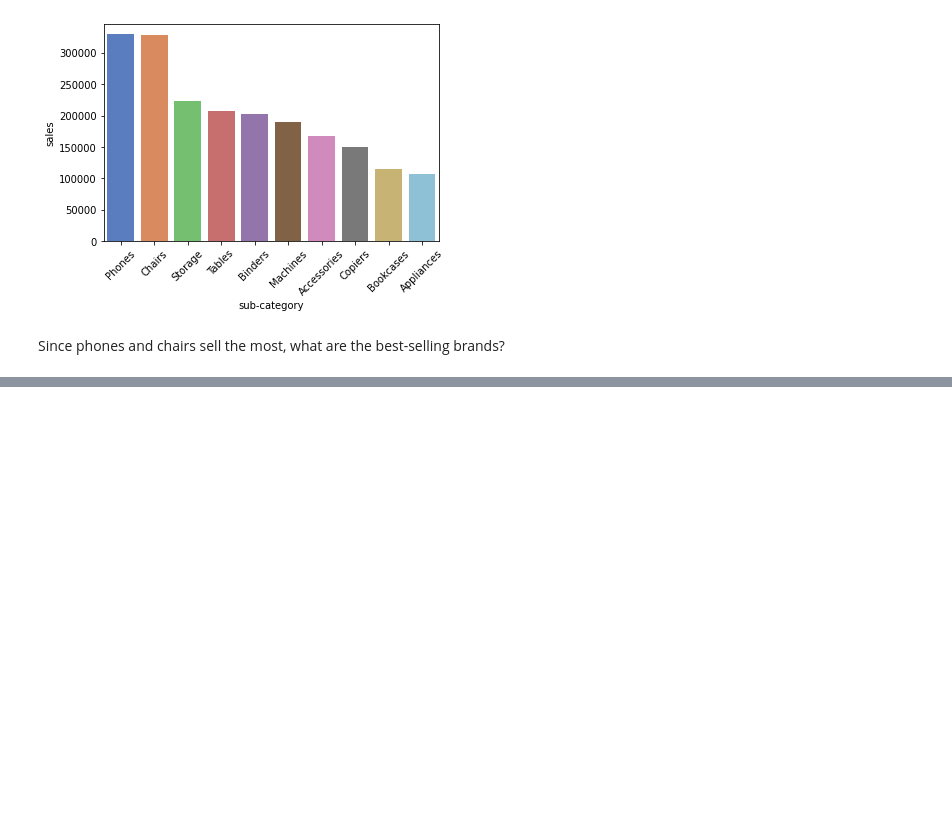
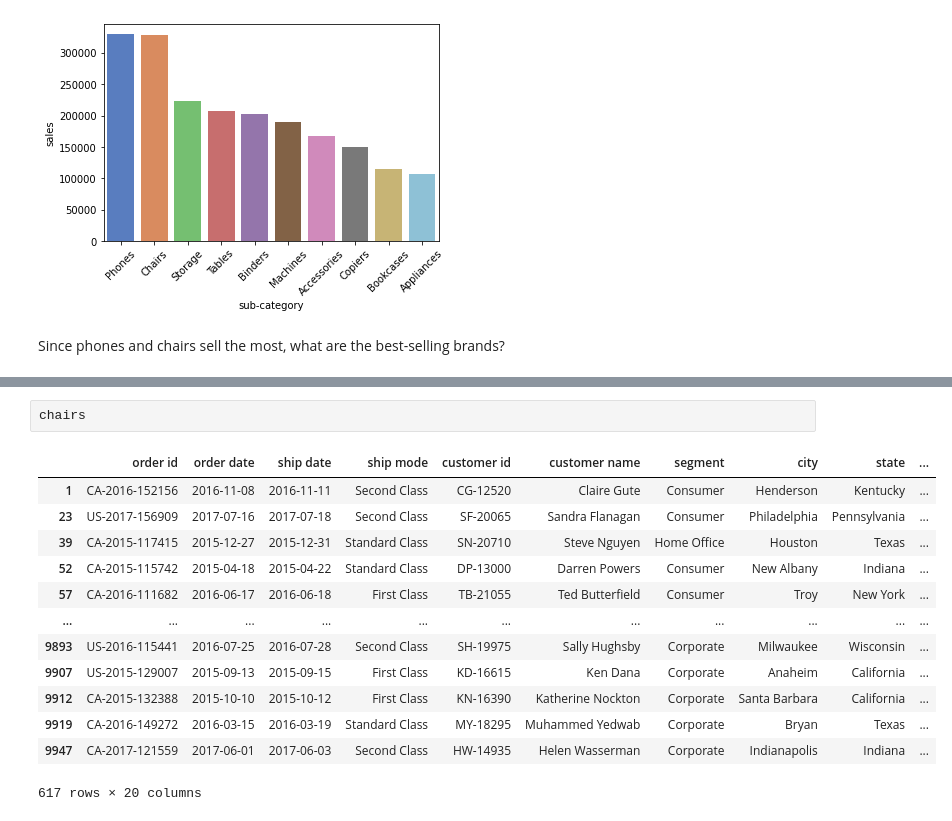
Before and after one commit to artemedius/repo, a Jupyter notebook: superstore.ipynb, the cells around one changed output, grey strips where cells are left out. Saved outputs shown, nothing was run; the diff lists cells and outputs as text; blank space fills up the shorter version.

```diff
--- a/superstore.ipynb
+++ b/superstore.ipynb
@@ -78,0 +97,16 @@ See the caveats in the documentation: https://pandas.pydata.org/pandas-docs/stab
+# %%
+chairs
+# %% [output]
+|  | order id | order date | ship date | ship mode | customer id | customer name | segment | city | state | ... |
+| 1 | CA-2016-152156 | 2016-11-08 | 2016-11-11 | Second Class | CG-12520 | Claire Gute | Consumer | Henderson | Kentucky | ... |
+| 23 | US-2017-156909 | 2017-07-16 | 2017-07-18 | Second Class | SF-20065 | Sandra Flanagan | Consumer | Philadelphia | Pennsylvania | ... |
+| 39 | CA-2015-117415 | 2015-12-27 | 2015-12-31 | Standard Class | SN-20710 | Steve Nguyen | Home Office | Houston | Texas | ... |
+| 52 | CA-2015-115742 | 2015-04-18 | 2015-04-22 | Standard Class | DP-13000 | Darren Powers | Consumer | New Albany | Indiana | ... |
+| 57 | CA-2016-111682 | 2016-06-17 | 2016-06-18 | First Class | TB-21055 | Ted Butterfield | Consumer | Troy | New York | ... |
+| ... | ... | ... | ... | ... | ... | ... | ... | ... | ... | ... |
+| 9893 | US-2016-115441 | 2016-07-25 | 2016-07-28 | Second Class | SH-19975 | Sally Hughsby | Corporate | Milwaukee | Wisconsin | ... |
+| 9907 | US-2015-129007 | 2015-09-13 | 2015-09-15 | First Class | KD-16615 | Ken Dana | Corporate | Anaheim | California | ... |
+| 9912 | CA-2015-132388 | 2015-10-10 | 2015-10-12 | First Class | KN-16390 | Katherine Nockton | Corporate | Santa Barbara | California | ... |
+| 9919 | CA-2016-149272 | 2016-03-15 | 2016-03-19 | Standard Class | MY-18295 | Muhammed Yedwab | Corporate | Bryan | Texas | ... |
+| 9947 | CA-2017-121559 | 2017-06-01 | 2017-06-03 | Second Class | HW-14935 | Helen Wasserman | Corporate | Indianapolis | Indiana | ... |
+617 rows × 20 columns
```
Also changed, not shown: parts of 2 cells of this notebook.
